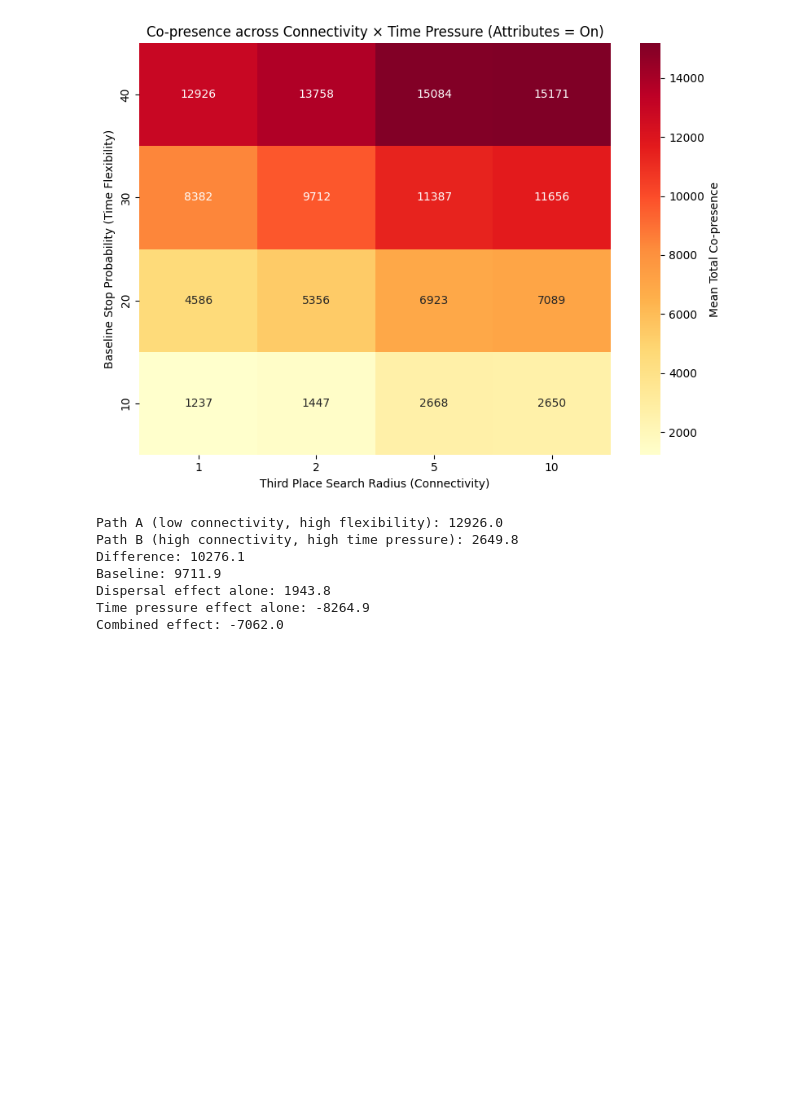
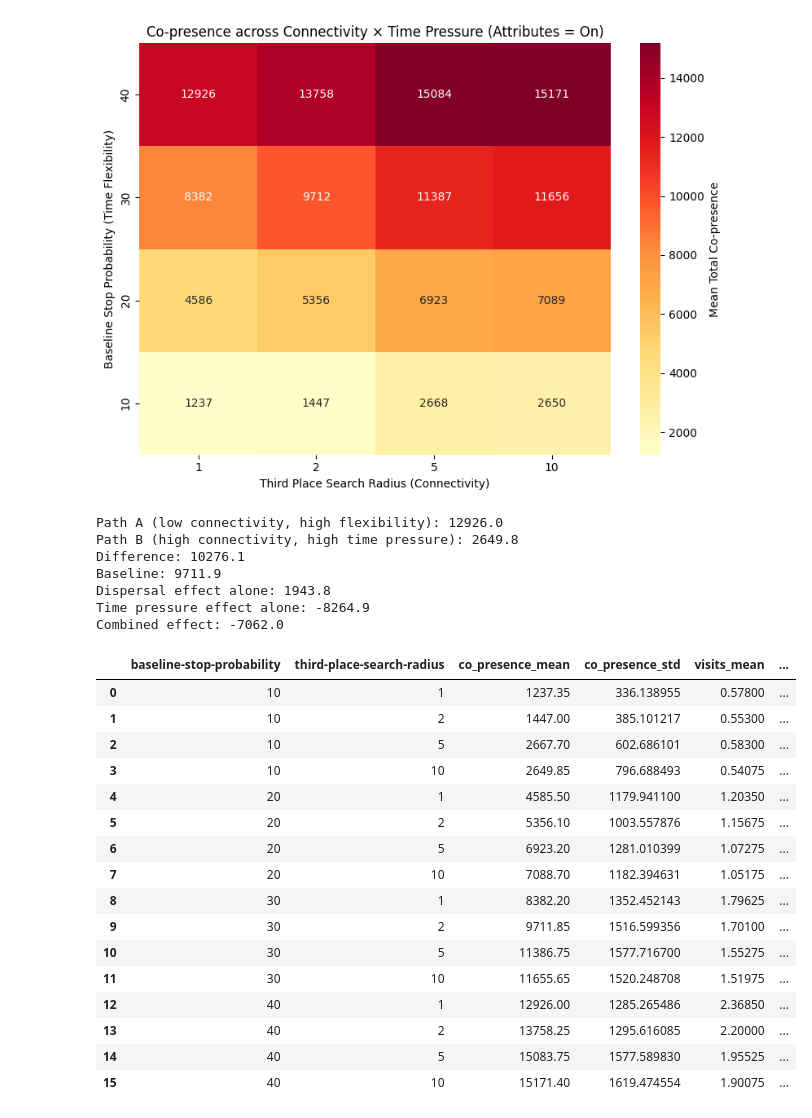
Before and after one commit to Tony-Vo-1011/Bachelor-Thesis, a Jupyter notebook: Netlogo/four_case_cnnectivity_time_pressure.ipynb, the cells around one changed output. Cells and saved outputs as stored; diff of their text form; code cells hidden in the pictures; blank space fills up the shorter version.

```diff
--- a/Netlogo/four_case_cnnectivity_time_pressure.ipynb
+++ b/Netlogo/four_case_cnnectivity_time_pressure.ipynb
@@ -723,3 +739,23 @@ Baseline: 9711.9
 Dispersal effect alone: 1943.8
 Time pressure effect alone: -8264.9
 Combined effect: -7062.0
+# %%
+grouped_low_low
+# %% [output]
+|  | baseline-stop-probability | third-place-search-radius | co_presence_mean | co_presence_std | visits_mean | ... |
+| 0 | 10 | 1 | 1237.35 | 336.138955 | 0.57800 | ... |
+| 1 | 10 | 2 | 1447.00 | 385.101217 | 0.55300 | ... |
+| 2 | 10 | 5 | 2667.70 | 602.686101 | 0.58300 | ... |
+| 3 | 10 | 10 | 2649.85 | 796.688493 | 0.54075 | ... |
+| 4 | 20 | 1 | 4585.50 | 1179.941100 | 1.20350 | ... |
+| 5 | 20 | 2 | 5356.10 | 1003.557876 | 1.15675 | ... |
+| 6 | 20 | 5 | 6923.20 | 1281.010399 | 1.07275 | ... |
+| 7 | 20 | 10 | 7088.70 | 1182.394631 | 1.05175 | ... |
+| 8 | 30 | 1 | 8382.20 | 1352.452143 | 1.79625 | ... |
+| 9 | 30 | 2 | 9711.85 | 1516.599356 | 1.70100 | ... |
+| 10 | 30 | 5 | 11386.75 | 1577.716700 | 1.55275 | ... |
+| 11 | 30 | 10 | 11655.65 | 1520.248708 | 1.51975 | ... |
+| 12 | 40 | 1 | 12926.00 | 1285.265486 | 2.36850 | ... |
+| 13 | 40 | 2 | 13758.25 | 1295.616085 | 2.20000 | ... |
+| 14 | 40 | 5 | 15083.75 | 1577.589830 | 1.95525 | ... |
+| 15 | 40 | 10 | 15171.40 | 1619.474554 | 1.90075 | ... |
```
Also changed, not shown: parts of 2 cells of this notebook, 1 other file.
